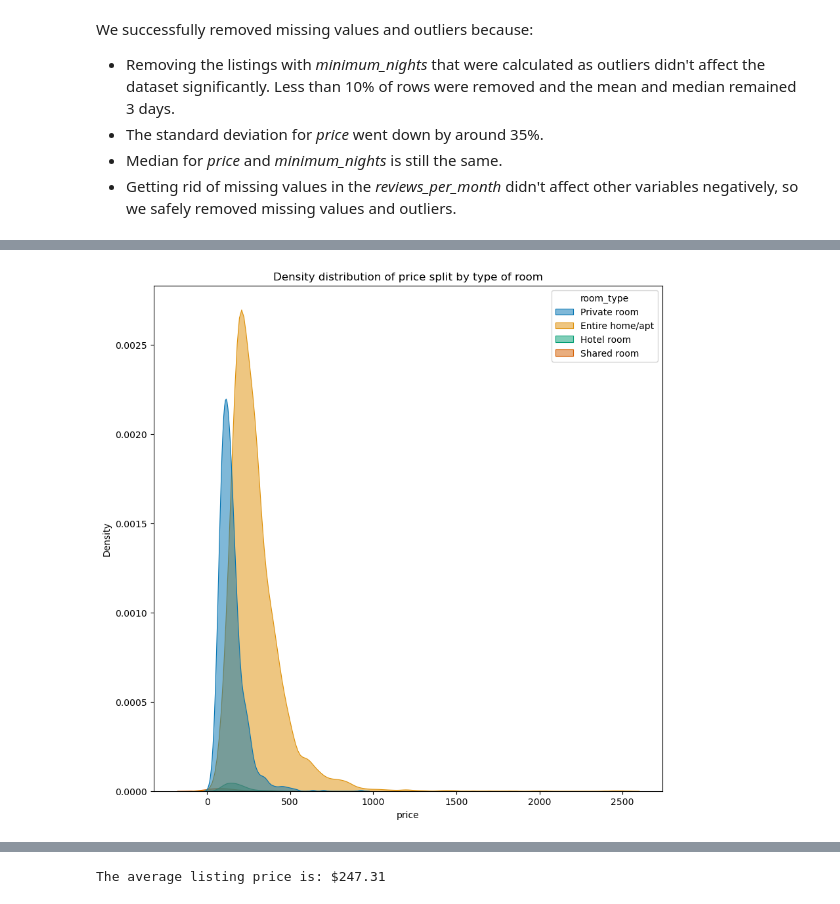
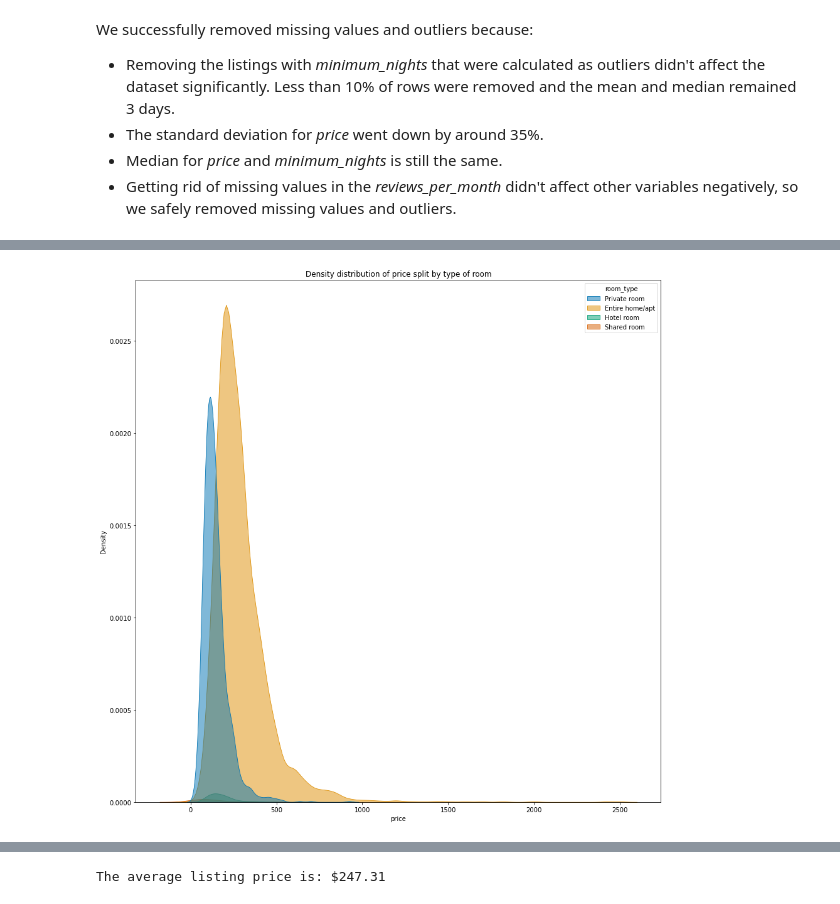
Before and after one commit to pedrohfm/dsnp, a Jupyter notebook: analise-dados-e-pandas/pedrohfm-airbnb-data-analysis-2024.ipynb, the cells around one changed output, grey strips where cells are left out. Cells and saved outputs as stored; diff of their text form; code cells hidden in the pictures.

```diff
--- a/analise-dados-e-pandas/pedrohfm-airbnb-data-analysis-2024.ipynb
+++ b/analise-dados-e-pandas/pedrohfm-airbnb-data-analysis-2024.ipynb
@@ -361,13 +391,13 @@ We successfully removed missing values and  outliers because:
 # %%
-plt.figure(figsize=(10,10))
+plt.figure(figsize=(15,15),dpi=72)
 plt.title("Density distribution of price split by type of room")
 
 sns.kdeplot(df_clean,x='price',hue='room_type',
             palette='colorblind',
             fill=True,
             alpha=0.5,
             linewidth=0.8);
 # %% [output]
-[figure, old version]
+[figure, new version]
 # %% [markdown]
 ### **Q4. What is the average price per night?**
```
Also changed, not shown: parts of 26 cells of this notebook, 1 other file.
